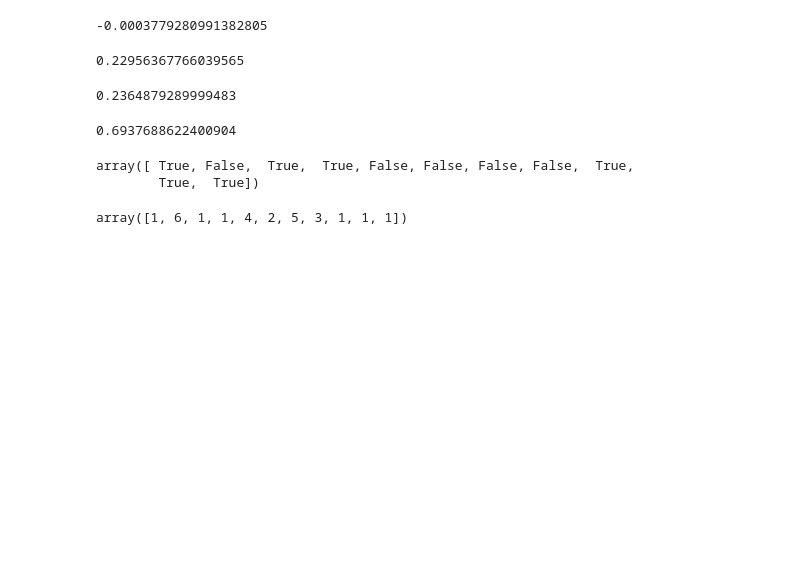
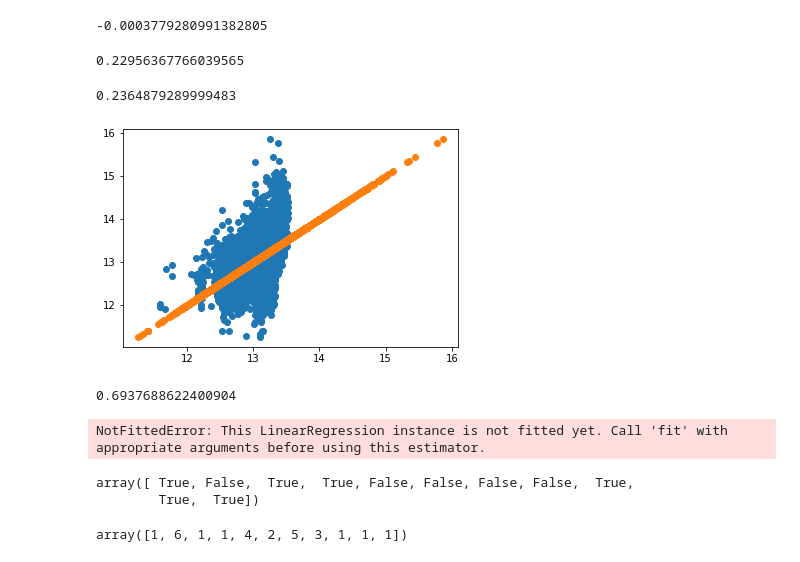
Before and after one commit to aishabaitemirovaothman/phase2_project_group7, a Jupyter notebook: stevensnotebook.ipynb, the cells around one changed output. Saved outputs shown, nothing was run; the diff lists cells and outputs as text; code cells hidden in the pictures; blank space fills up the shorter version.

```diff
--- a/stevensnotebook.ipynb
+++ b/stevensnotebook.ipynb
@@ -442,6 +442,12 @@ lr.score(X_train, y_train)
 lr.score(X_test, y_test)
 # %% [output]
 0.2364879289999483
+# %%
+y_test_pred=lr.predict(X_test)
+plt.scatter(y_test_pred,y_test)
+plt.scatter(y_test,y_test);
+# %% [output]
+[figure, added]
 # %%
 cleandf2 = cleandf.drop('logprice', axis=1)
 # %%
@@ -456,6 +462,12 @@ lr.fit(X2_train, y2_train)
 lr.score(X2_train, y2_train)
 # %% [output]
 0.6937688622400904
+# %%
+y2_test_pred=lr2.predict(X2_test)
+plt.scatter(y2_test_pred,y2_test)
+plt.scatter(y2_test,y2_test);
+# %% [output]
+NotFittedError: This LinearRegression instance is not fitted yet. Call 'fit' with appropriate arguments before using this estimator.
 # %%
 selector = RFE(lr, n_features_to_select=6)
 selector = selector.fit(X2, y2)
```
Also changed, not shown: 1 other file.
